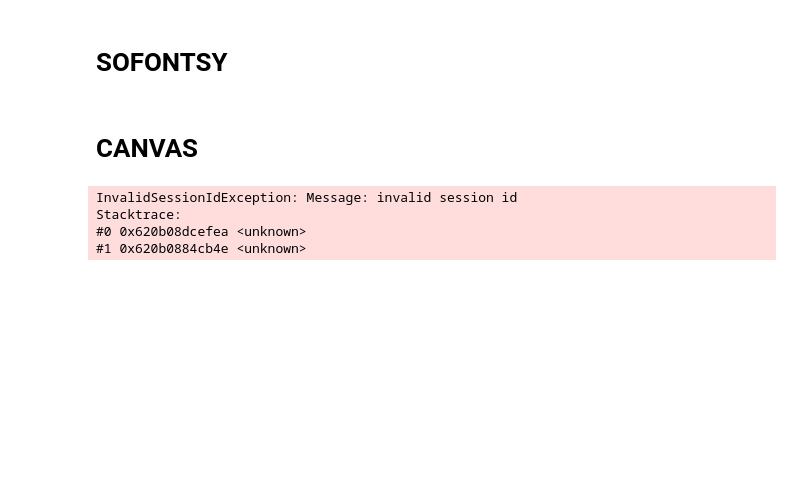
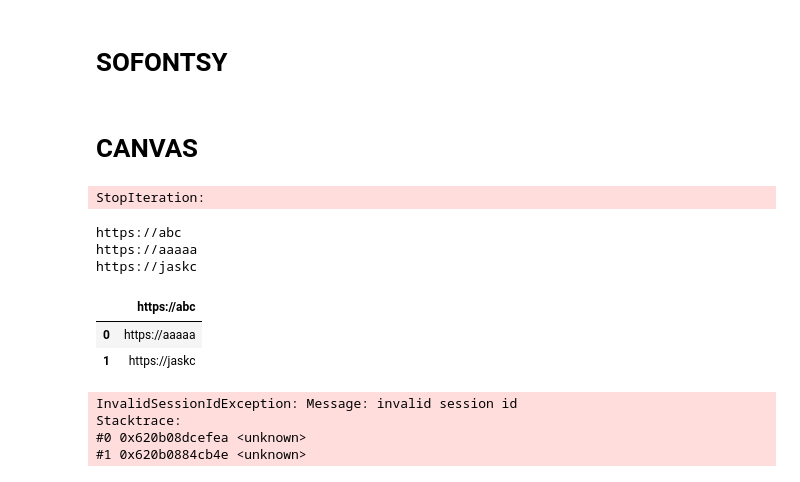
Before and after one commit to hungvu1801/scr4py_3tsy_ver2, a Jupyter notebook: test.ipynb, the cells around one changed output. Saved outputs shown, nothing was run; the diff lists cells and outputs as text; code cells hidden in the pictures; blank space fills up the shorter version.

Commit message:
[feat](Canva) : add read file

```diff
--- a/test.ipynb
+++ b/test.ipynb
@@ -109,3 +109,34 @@ driver.get("https://sofontsy.praella.com/products/create")
 driver.quit()
 # %% [markdown]
 # CANVAS
+# %%
+import pandas as pd
+import tkinter as tk
+from tkinter.filedialog import askopenfilename
+def prompt_open_file() -> pd.DataFrame:
+    try:
+        root = tk.Tk()
+        root.withdraw()
+        file_path = askopenfilename(
+            title="Open excel file",
+            filetypes=[
+                ("Excel Files", "*.xlsx *.xls"),
+                ("CSV Files", "*.csv"),
+                ("All Files", "*.*"),
+            ],
+        )
+        _, extension = os.path.splitext(file_path)
+
+        df = pd.DataFrame()
+
+        if file_path:
+            if extension in [".csv"]:
+                df = pd.read_csv(file_path, header=None)
+            elif extension in [".xlsx", ".xls"]:
+                df = pd.read_excel(file_path, header=None)
+        return df
+
+    except Exception as e:
+        return df
+# %%
+df = prompt_open_file()
@@ -112,3 +151,20 @@ driver.quit()
+# %%
+next(item_gen)
+# %% [output]
+StopIteration:
+# %%
+for item in df.iloc[:, 0]:
+    print(item)
+# %% [output]
+https://abc
+https://aaaaa
+https://jaskc
+# %%
+df
+# %% [output]
+|  | https://abc |
+| 0 | https://aaaaa |
+| 1 | https://jaskc |
 # %%
 driver.get("https://www.canva.com")
 # %%
```
Also changed, not shown: parts of 2 cells of this notebook, 5 other files.
